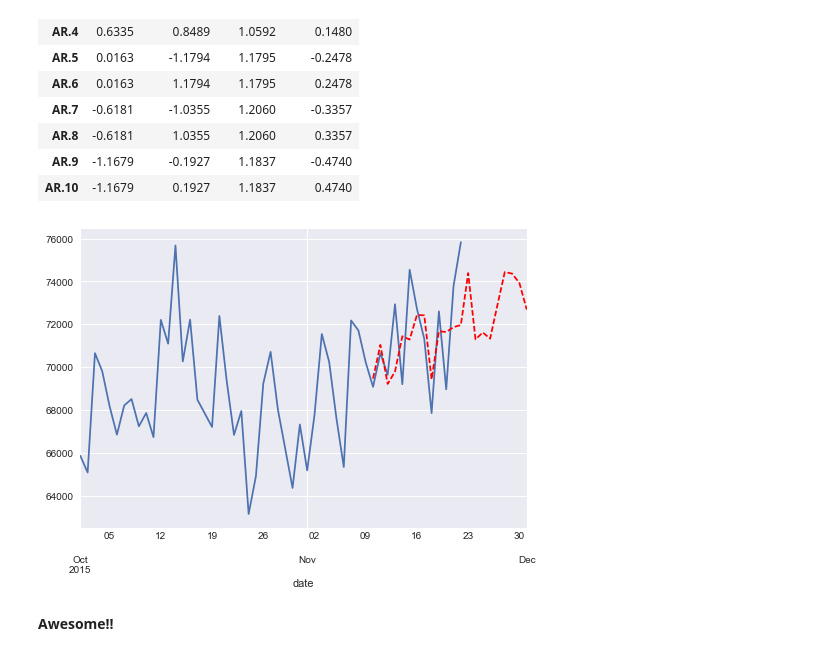
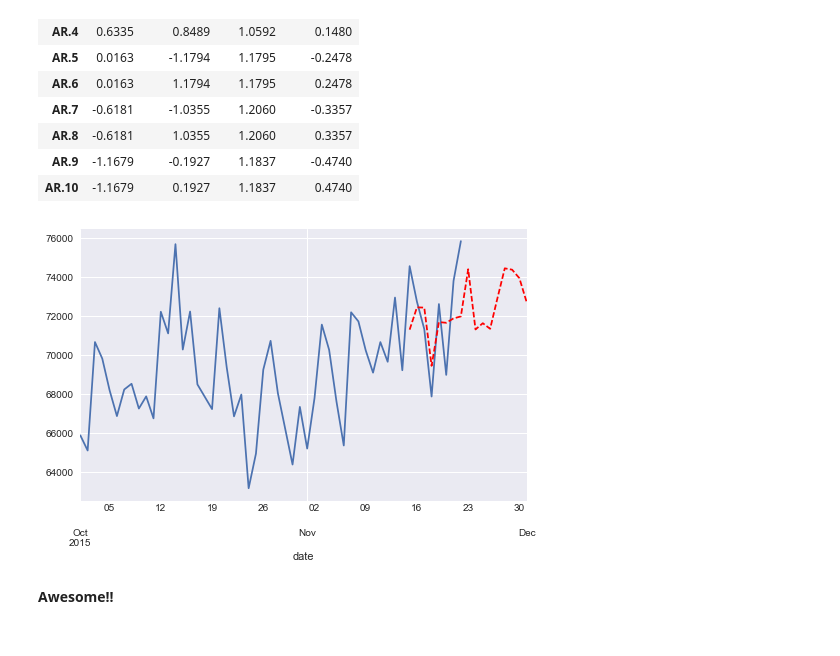
Before and after one commit to pappakrishnan/Ads-Analysis, a Jupyter notebook: Ads Analysis.ipynb, the cells around one changed output. Saved outputs shown, nothing was run; the diff lists cells and outputs as text; code cells hidden in the pictures.

Commit message:
ARIMA model for all ad groups - completed

```diff
--- a/Ads Analysis.ipynb
+++ b/Ads Analysis.ipynb
@@ -1396,14 +1396,14 @@ ARMA_model.summary2()
 | AR.9 | -1.1679 | -0.1927 | 1.1837 | -0.4740 |
 | AR.10 | -1.1679 | 0.1927 | 1.1837 | 0.4740 |
 # %%
-ARMA_predict = ARMA_model.predict('2015-11-10', '2015-12-01')
+ARMA_predict = ARMA_model.predict('2015-11-15', '2015-12-01')
 # %%
-plt.figure()
+plt.figure(figsize = (8, 5))
 data.plot()
 ARMA_predict.plot(style = '--r')
 plt.show()
 # %% [output]
-[figure, old version]
+[figure, new version]
 # %% [markdown]
 <b> Awesome!!
 # %% [markdown]
```
Also changed, not shown: parts of 21 cells of this notebook.
